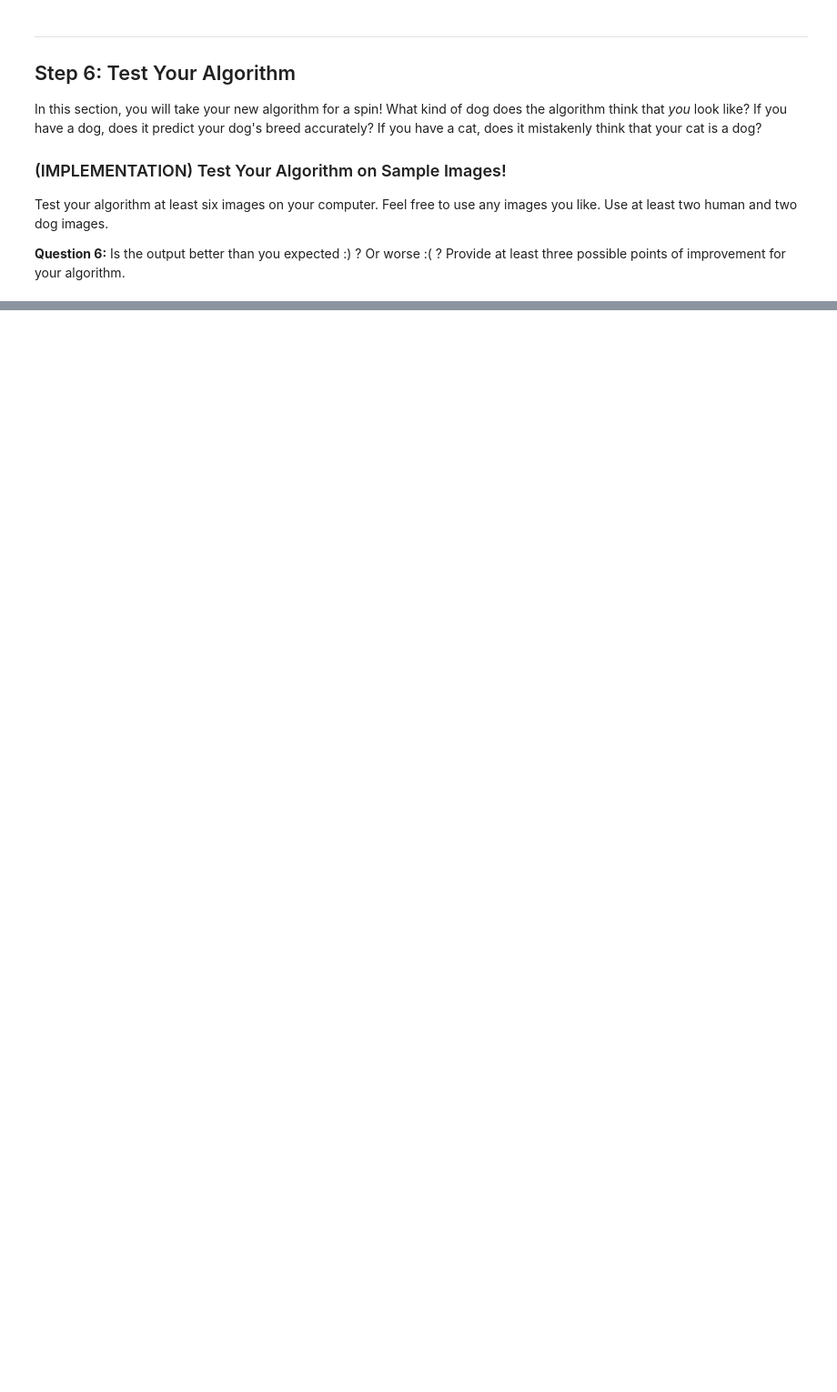
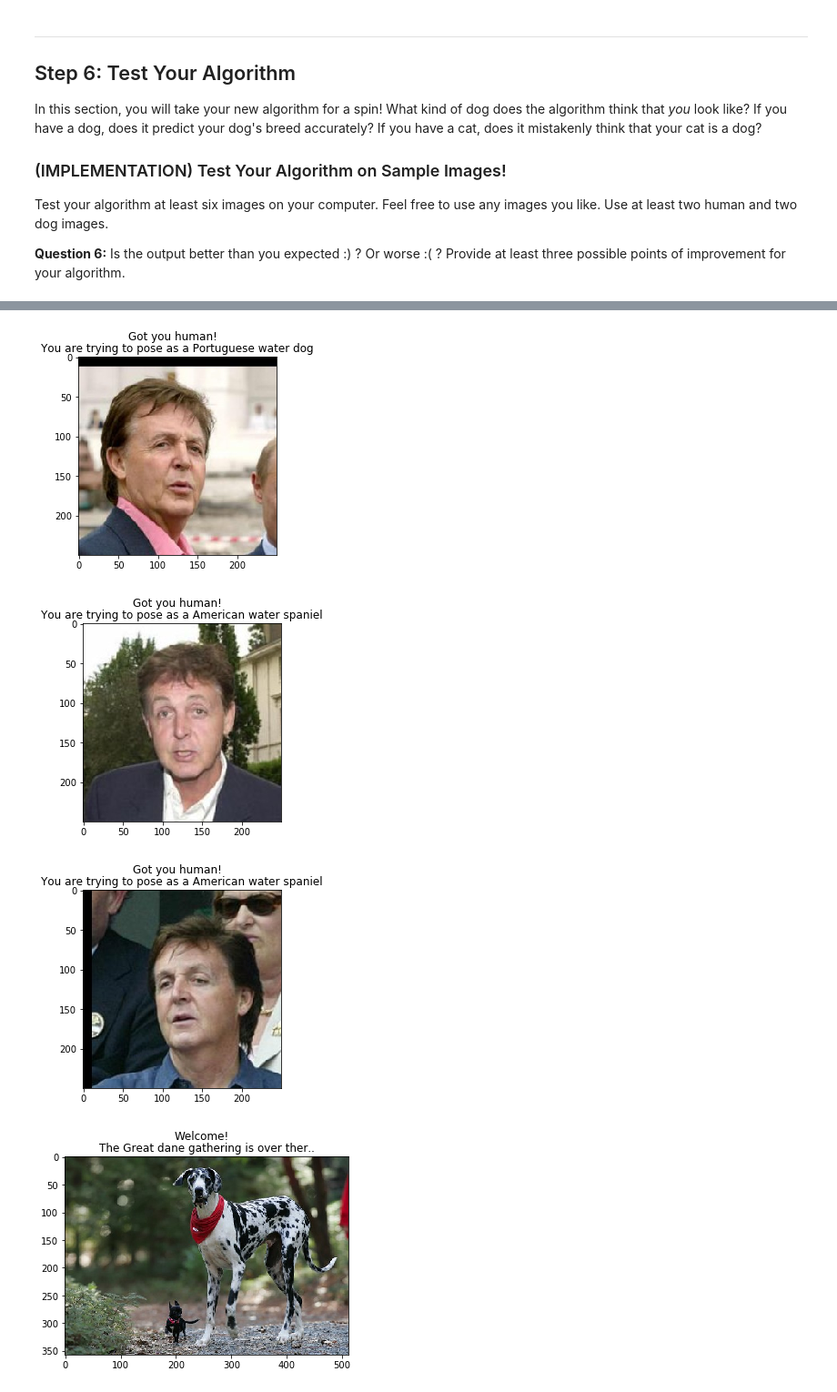
Before and after one commit to gamesMum/project-dog-classification, a Jupyter notebook: dog_app.ipynb, the cells around one changed output, grey strips where cells are left out. Shown at 91% size. Cells and saved outputs as stored; diff of their text form; code cells hidden in the pictures; blank space fills up the shorter version.

```diff
--- a/dog_app.ipynb
+++ b/dog_app.ipynb
@@ -850,3 +904,6 @@ optimizer_transfer = None
 ### (IMPLEMENTATION) Train and Validate the Model
 
 Train and validate your model in the code cell below.  [Save the final model parameters](http://pytorch.org/docs/master/notes/serialization.html) at filepath `'model_transfer.pt'`.
+# %%
+# train the model
+model_transfer = train(20, loaders_transfer, model_transfer, optimizer_transfer, criterion_transfer, use_cuda, 'model_transfer.pt')
@@ -871,11 +950,20 @@ Write a function that takes an image path as input and returns the dog breed (`A
 ### and returns the dog breed that is predicted by the model.
 
 # list of class names by index, i.e. a name can be accessed like class_names[0]
-class_names = [item[4:].replace("_", " ") for item in data_transfer['train'].classes]
+class_names = [item[4:].replace("_", " ") for item in image_datasets['train'].classes]
 
 def predict_breed_transfer(img_path):
     # load the image and return the predicted breed
-    return None
+    # pre_process the image
+    t_batch = process_img(img_path, 224)
+    model_transfer.eval()
+    t_batch = t_batch.cuda()
+    output = model_transfer(t_batch)
+    _, pred = torch.max(output, 1)
+    class_name = classes[int(pred)]
+    # Get the breed name
+    class_name = class_name[class_name.find('.')+1 :].replace("_", " ")
+    return class_name
 # %% [markdown]
 ---
 <a id='step5'></a>
@@ -903,3 +988,30 @@ def run_app(img_path):
+# %%
+### TODO: Write your algorithm.
+### Feel free to use as many code cells as needed.
+
+def run_app(img_path):
+    # load color (BGR) image
+    img = cv2.imread(img_path)
+    # convert BGR image to RGB for plotting
+    cv_rgb = cv2.cvtColor(img, cv2.COLOR_BGR2RGB)
+    ## handle cases for a dog,human face, and neither
+    if dog_detector(VGG16, img_path, img_size=224) == True:
+        # display the image, along with bounding box
+        plt.imshow(cv_rgb)
+        plt.suptitle("Welcome!")
+        plt.title("The {} gathering is over ther..".format(predict_breed_transfer(img_path)))
+
+    elif face_detector_mtcnn(img_path) == True:
+        plt.imshow(cv_rgb)
+        plt.suptitle("Got you human!")
+        plt.title("You are trying to pose as a {}".format(predict_breed_transfer(img_path)))
+
+    else:
+        plt.imshow(cv_rgb)
+        plt.suptitle( "Un-Identified object Aalert!")
+        plt.title("Posing as {}".format(predict_breed_transfer(img_path)))
+
+    plt.show()
 # %% [markdown]
 ---
 <a id='step6'></a>
@@ -917,8 +1033,13 @@ __Answer:__ (Three possible points for improvement)
 # %%
 ## TODO: Execute your algorithm from Step 6 on
 ## at least 6 images on your computer.
 ## Feel free to use as many code cells as needed.
 
 ## suggested code, below
-for file in np.hstack((human_files[:3], dog_files[:3])):
+for file in np.hstack((human_files[3:6], dog_files[3:6])):
     run_app(file)
+# %% [output]
+[figure, added]
+[figure, added]
+[figure, added]
+[figure, added]
```
Also changed, not shown: parts of 62 cells of this notebook.
